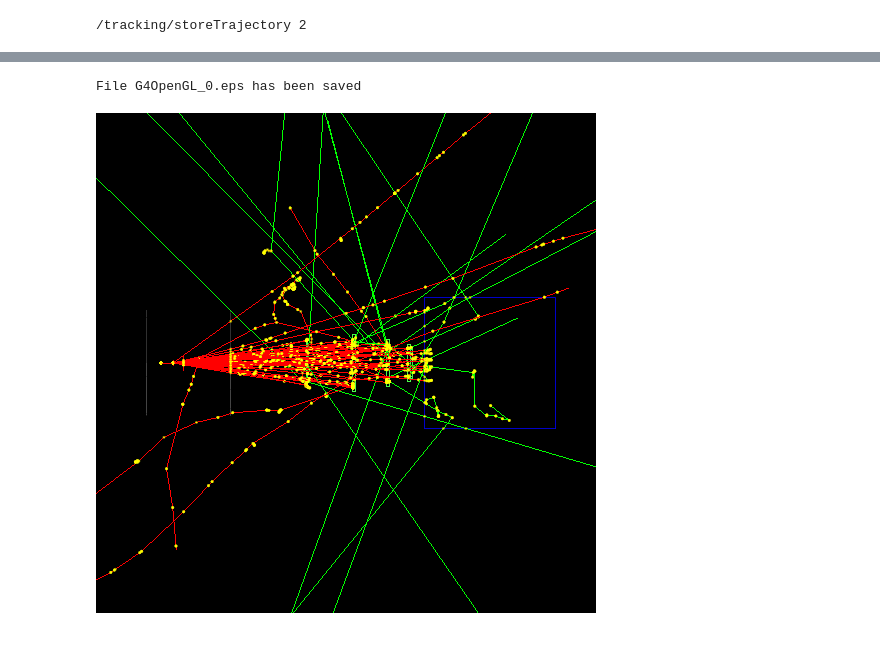
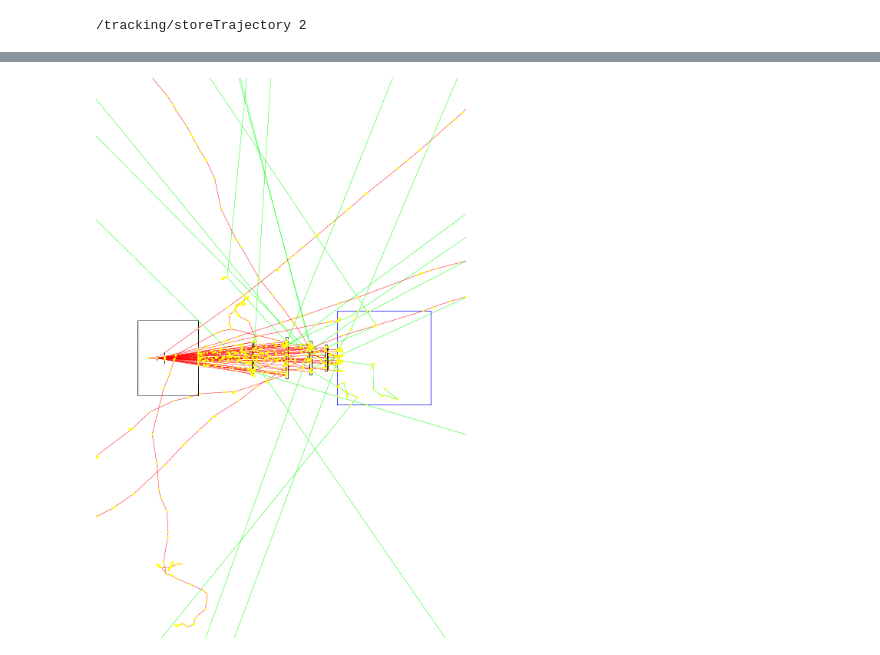
Before and after one commit to SimonBiggs/ipython-geant4-linac, a Jupyter notebook: main.ipynb, the cells around one changed output, grey strips where cells are left out. Cells and saved outputs as stored; diff of their text form; code cells hidden in the pictures.

Commit message:
changed from oglix to dawn

```diff
--- a/main.ipynb
+++ b/main.ipynb
@@ -340,13 +340,10 @@ conv:   for  gamma    SubType= 14
 # %%
-gApplyUICommand("/vis/ogl/set/printMode pixmap")
-gApplyUICommand("/vis/ogl/printEPS")
-
-os.rename("G4OpenGL_0.eps", "images/world.eps")
+os.rename("g4_00.prim", "images/world.prim")
+os.system("dawn -d images/world.prim")
 os.system("convert images/world.eps images/world.png")
 Image("images/world.png")
 # %% [output]
-File G4OpenGL_0.eps has been saved
-[figure, old version]
+[figure, new version]
 # %%
 os.environ["G4VRML_DEST_DIR"]= "."
 os.environ["G4VRMLFILE_MAX_FILE_NUM"]= "1"
```
Also changed, not shown: parts of 4 cells of this notebook.
